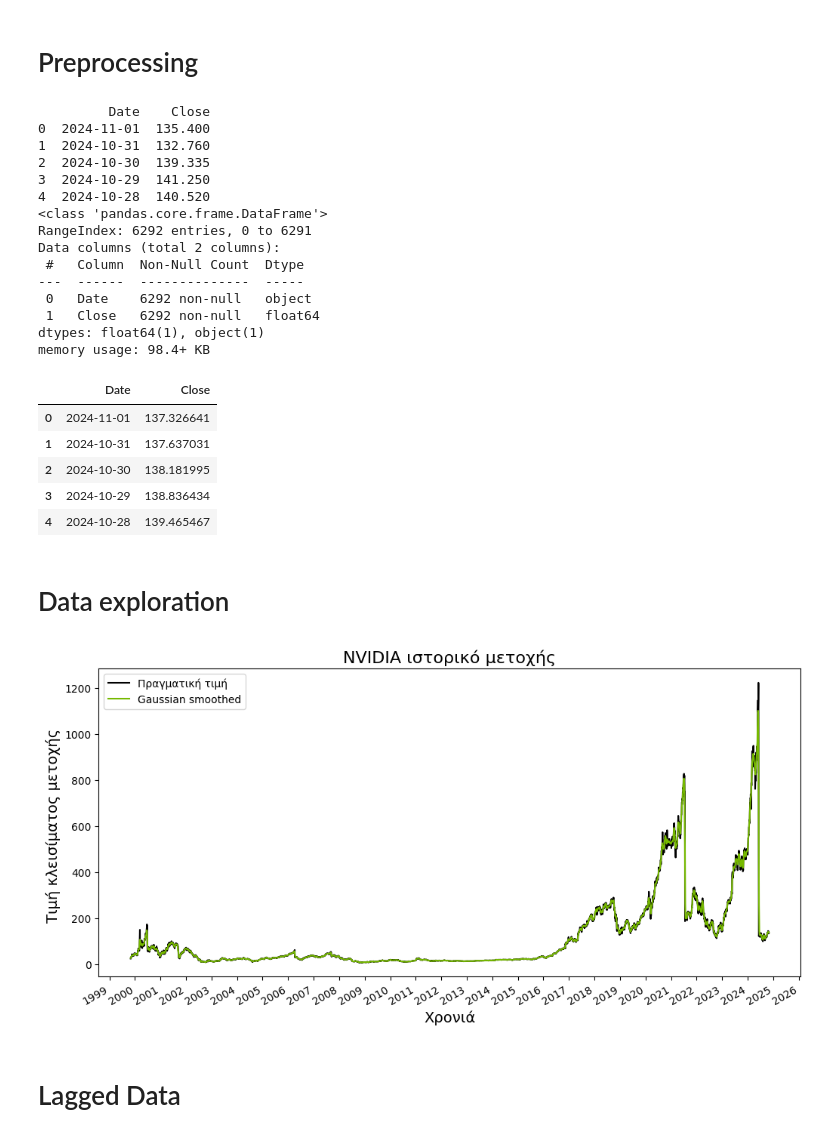
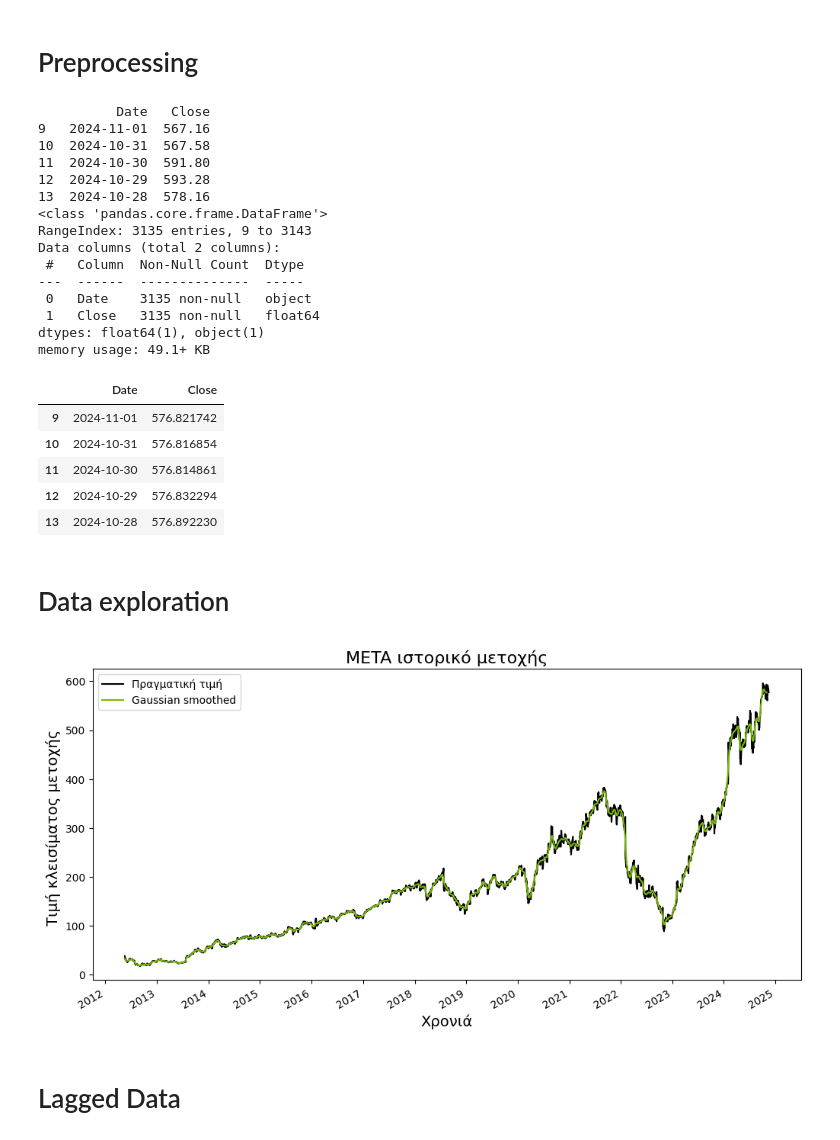
Before and after one commit to Karagiannis-Giorg/NVIDIA-stock-price-prediction, a Jupyter notebook: Linear_regression.ipynb, the cells around one changed output. Cells and saved outputs as stored; diff of their text form; code cells hidden in the pictures.

```diff
--- a/Linear_regression.ipynb
+++ b/Linear_regression.ipynb
@@ -41,77 +41,78 @@ from scipy.signal import savgol_filter
 
 # Ανάγνωση των δεδομένων
 Data = pd.read_csv('Stock_prices.csv')
+Data = Data.iloc[9:]
 print(Data.head())
 
 # Έλεγχος δεδομένων
 Data.info()
 # %% [output]
-         Date    Close
-0  2024-11-01  135.400
-1  2024-10-31  132.760
-2  2024-10-30  139.335
-3  2024-10-29  141.250
-4  2024-10-28  140.520
+          Date   Close
+9   2024-11-01  567.16
+10  2024-10-31  567.58
+11  2024-10-30  591.80
+12  2024-10-29  593.28
+13  2024-10-28  578.16
 <class 'pandas.core.frame.DataFrame'>
-RangeIndex: 6292 entries, 0 to 6291
+RangeIndex: 3135 entries, 9 to 3143
 Data columns (total 2 columns):
  #   Column  Non-Null Count  Dtype
 ---  ------  --------------  -----
- 0   Date    6292 non-null   object
- 1   Close   6292 non-null   float64
+ 0   Date    3135 non-null   object
+ 1   Close   3135 non-null   float64
 dtypes: float64(1), object(1)
-memory usage: 98.4+ KB
+memory usage: 49.1+ KB
 # %%
 # Μετατροπή των στοιχείων του column Date σε datetime
 Data['Date']=pd.to_datetime(Data['Date'])
 # %%
 # Εφαρμογή Gaussian Φίλτρου
 # Καθορισμός σ (τυπική απόκλιση) για το Gaussian φίλτρο
-sigma = 3
+sigma = 5
 # Εφαρμογή Gaussian φίλτρου στην στήλη Close
 Data['Close'] = gaussian_filter1d(Data['Close'].values, sigma=sigma)
 # %%
 Data.head()
 # %% [output]
 |  | Date | Close |
-| 0 | 2024-11-01 | 137.326641 |
-| 1 | 2024-10-31 | 137.637031 |
-| 2 | 2024-10-30 | 138.181995 |
-| 3 | 2024-10-29 | 138.836434 |
-| 4 | 2024-10-28 | 139.465467 |
+| 9 | 2024-11-01 | 576.821742 |
+| 10 | 2024-10-31 | 576.816854 |
+| 11 | 2024-10-30 | 576.814861 |
+| 12 | 2024-10-29 | 576.832294 |
+| 13 | 2024-10-28 | 576.892230 |
 # %% [markdown]
 # Data exploration
 # %%
 #εισαγωγή βιβλιοθήκης για της ημερομηνίες
 import matplotlib.pyplot as plt
 import matplotlib.dates as nyears
 
 Raw = pd.read_csv('Stock_prices.csv')
 Raw['Date']=pd.to_datetime(Raw['Date'])
 # Εξαγωγή ημερομηνιών
 years = nyears.YearLocator()
 
 # Εισαγωγή φόρμας ημερομηνιών
 yearsFmt = nyears.DateFormatter('%Y')
 
 fig, ax = plt.subplots(figsize=(12, 6))
 ax.plot(Raw['Date'], Raw['Close'], color='Black', label='Πραγματική τιμή')
 ax.plot(Data['Date'], Data['Close'], color='#76B900', label='Gaussian smoothed')
 ax.xaxis.set_major_locator(years)
 ax.xaxis.set_major_formatter(yearsFmt)
 
 # Δημιουργεία γραφήματος
-plt.title('NVIDIA ιστορικό μετοχής', fontsize=16)
+plt.title('META ιστορικό μετοχής', fontsize=16)
 plt.xlabel('Χρονιά', fontsize=14)
 plt.ylabel('Τιμή κλεισίματος μετοχής ', fontsize=14)
 
 # Πειστοφή και ευθυγράμηση των ετικετών
 fig.autofmt_xdate()
 plt.legend()
 # Εμφάνηση γραφικής
 plt.show()
 # %% [output]
-[figure, old version]
+[figure, new version]
 # %% [markdown]
 # Lagged Data
 # %%
```
Also changed, not shown: parts of 13 cells of this notebook.
